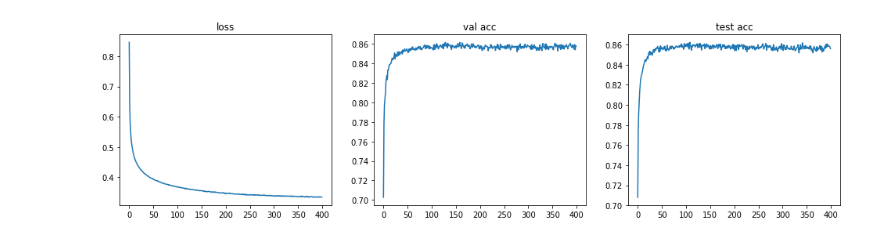
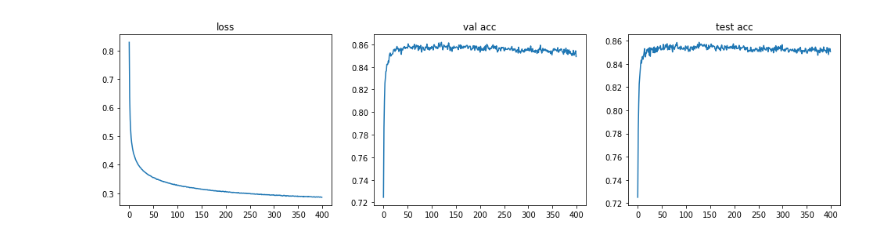
Before and after one commit to stevenxxiu/decomp_attend, a Jupyter notebook: notes.ipynb, the cells around one changed output. Saved outputs shown, nothing was run; the diff lists cells and outputs as text; code cells hidden in the pictures.

```diff
--- a/notes.ipynb
+++ b/notes.ipynb
@@ -5,15 +5,15 @@ import re
 import matplotlib
 import matplotlib.pyplot as plt
 # %%
-with open('results/results_7.txt') as sr:
+with open('results/results_54c3186f.txt') as sr:
     lines = sr.read().split('\n')[1:-1]
     fig, ax = plt.subplots(1, 3)
     fig.set_figwidth(16.5)
     ax[0].set_title('loss')
     ax[0].plot([float(re.search(r'loss: ([\d.]+)', line).group(1)) for line in lines])
     ax[1].set_title('val acc')
     ax[1].plot([float(re.search(r'val acc: ([\d.]+)', line).group(1)) for line in lines])
     ax[2].set_title('test acc')
     ax[2].plot([float(re.search(r'test acc: ([\d.]+)', line).group(1)) for line in lines])
 # %% [output]
-[figure, old version]
+[figure, new version]
```
Also changed, not shown: parts of 1 cell of this notebook, 4 other files.
